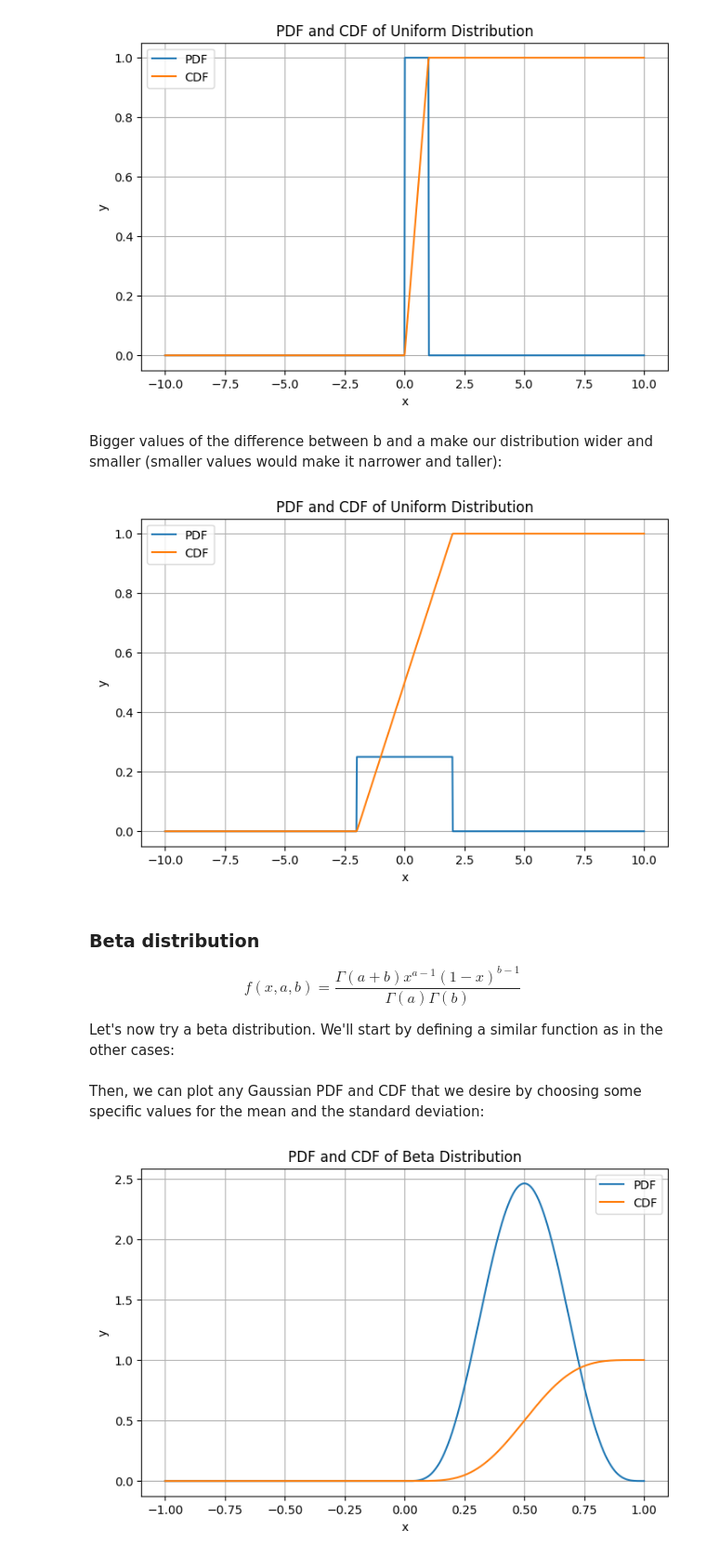
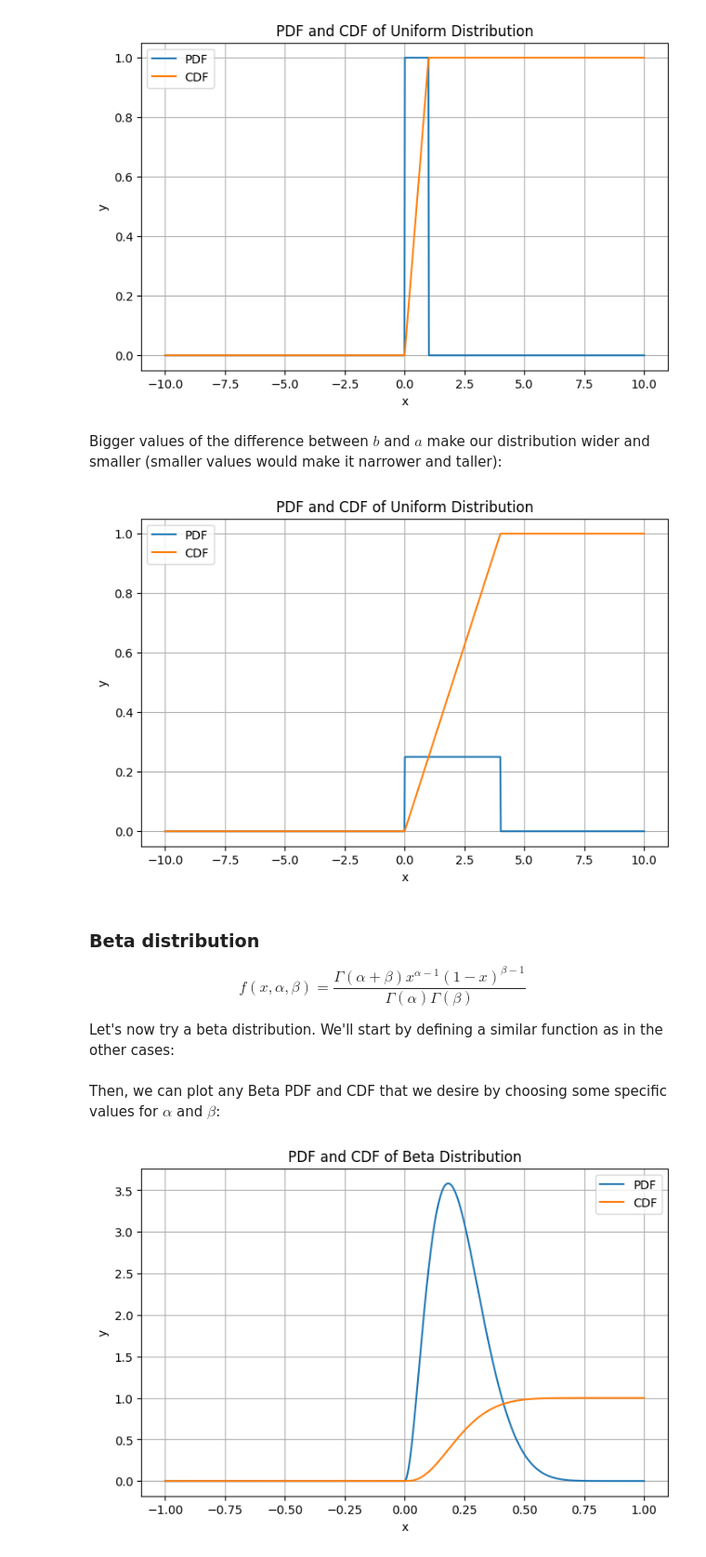
Before and after one commit to g1nj0L/AAQL_2025, a Jupyter notebook: problemes/problem_0.ipynb, the cells around one changed output. Shown at 93% size. Cells and saved outputs as stored; diff of their text form; code cells hidden in the pictures.

```diff
--- a/problemes/problem_0.ipynb
+++ b/problemes/problem_0.ipynb
@@ -134,17 +136,17 @@ plot_uniform_pdf_cdf(a=0, b=1)
 # %% [output]
 [figure]
 # %% [markdown]
-Bigger values of the difference between b and a make our distribution wider and smaller (smaller values would make it narrower and taller):
+Bigger values of the difference between $b$ and $a$ make our distribution wider and smaller (smaller values would make it narrower and taller):
 # %%
-# mean = 0, std = 0.6
+# a = -2, b = 4
 
-plot_uniform_pdf_cdf(a=-2, b=4)
+plot_uniform_pdf_cdf(a=0, b=4)
 # %% [output]
-[figure, old version]
+[figure, new version]
 # %% [markdown]
 ### Beta distribution
 
-$$f(x,a,b)=\frac{\Gamma(a+b)x^{a-1}(1-x)^{b-1}}{\Gamma(a)\Gamma(b)}$$
+$$f(x,\alpha,\beta)=\frac{\Gamma(\alpha+\beta)x^{\alpha-1}(1-x)^{\beta-1}}{\Gamma(\alpha)\Gamma(\beta)}$$
 
 Let's now try a beta distribution. We'll start by defining a similar function as in the other cases:
 # %%
@@ -162,10 +166,10 @@ def plot_beta_pdf_cdf(a=1, b=1):
     ax.set_ylabel('y') # Add the y axis label
     ax.set_title('PDF and CDF of Beta Distribution') # Set a title for the whole plot
 # %% [markdown]
-Then, we can plot any Gaussian PDF and CDF that we desire by choosing some specific values for the mean and the standard deviation:
+Then, we can plot any Beta PDF and CDF that we desire by choosing some specific values for $\alpha$ and $\beta$:
 # %%
-# alpha = 1, beta = 1
+# alpha = 3, beta = 10
 
-plot_beta_pdf_cdf(a=5, b=5)
+plot_beta_pdf_cdf(a=3, b=10)
 # %% [output]
-[figure, old version]
+[figure, new version]
```
Also changed, not shown: parts of 10 cells of this notebook.
